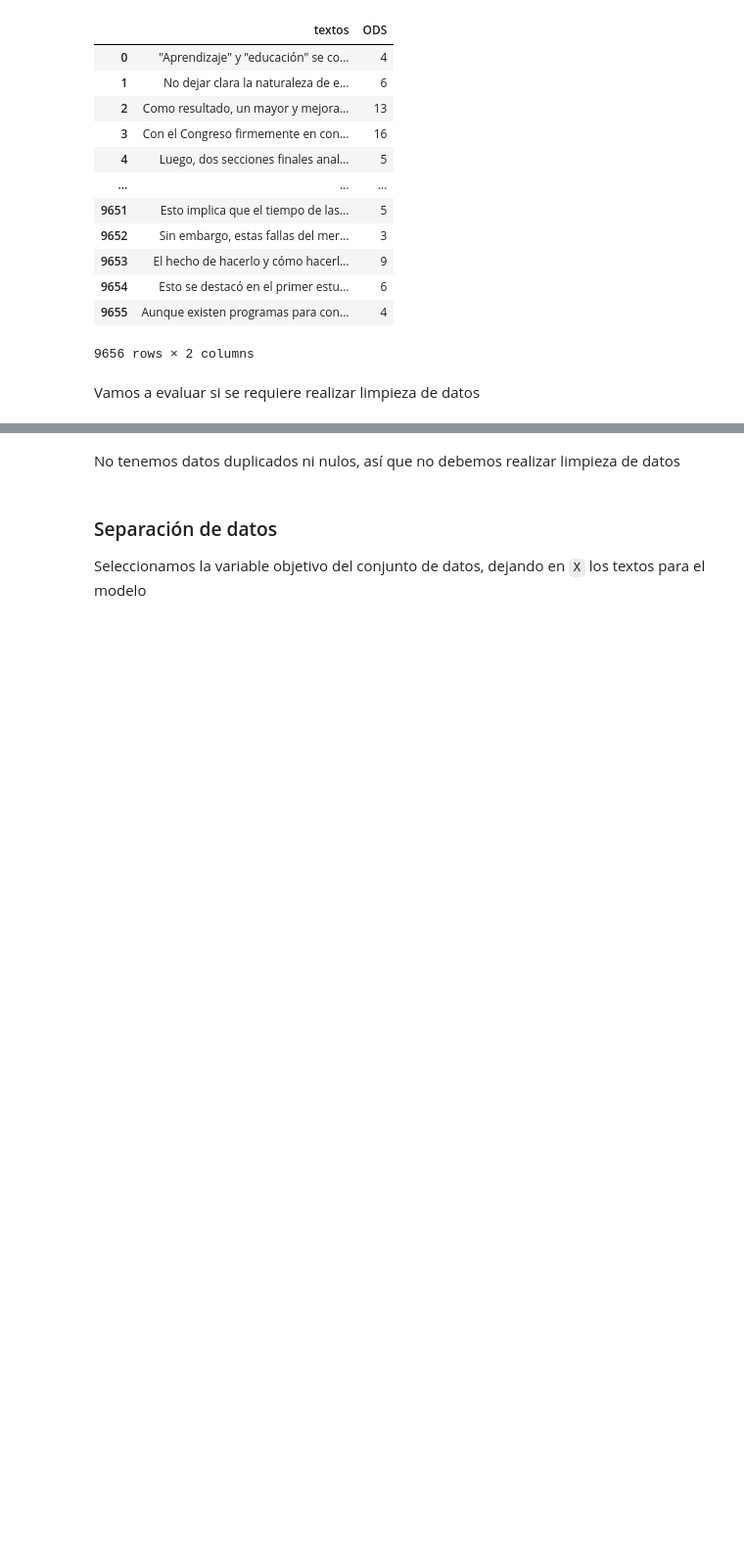
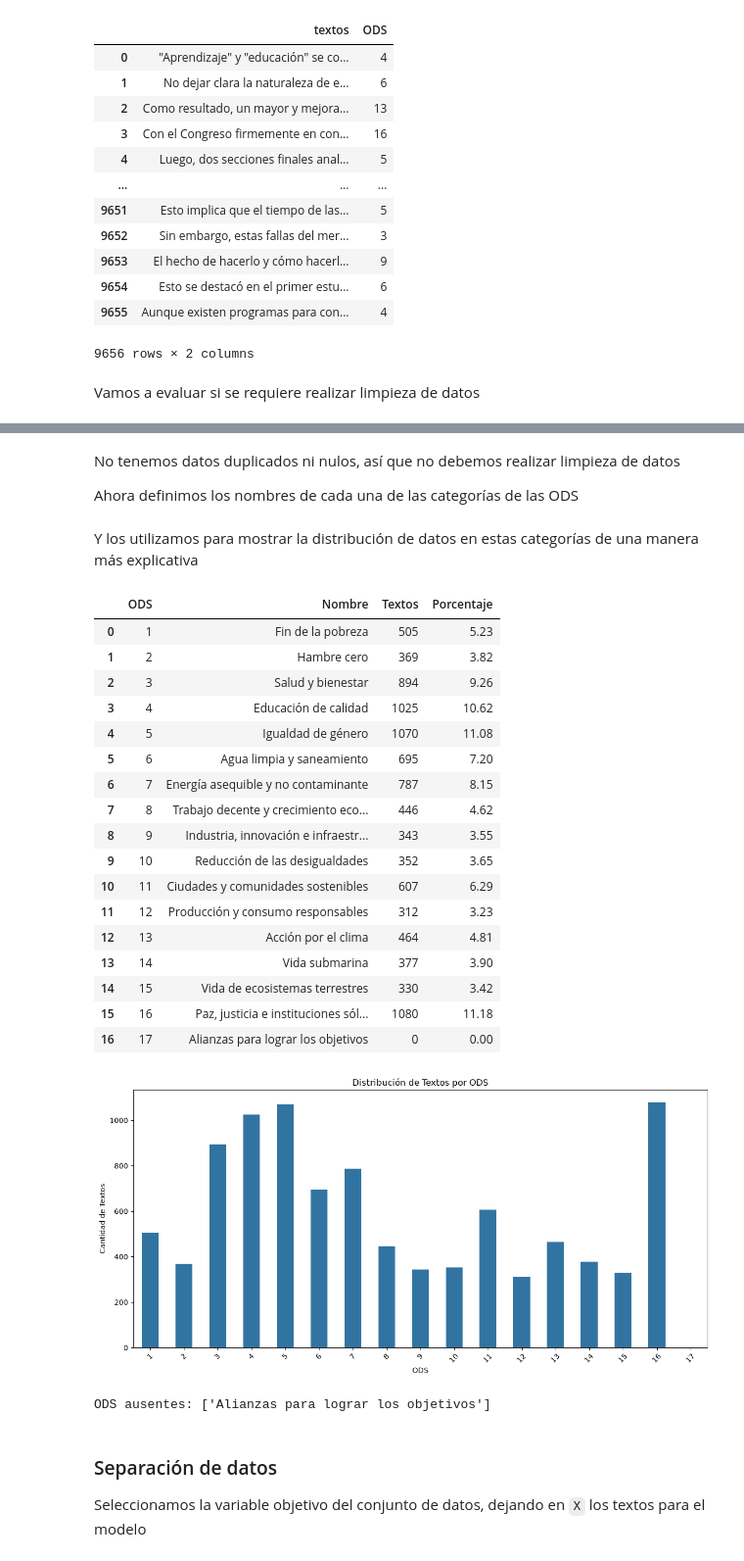
Before and after one commit to Largnaster/maia_nsml_micro-project-two, a Jupyter notebook: Microproyecto_2.ipynb, the cells around one changed output, grey strips where cells are left out. Shown at 98% size. Cells and saved outputs as stored; diff of their text form; code cells hidden in the pictures; blank space fills up the shorter version.

```diff
--- a/Microproyecto_2.ipynb
+++ b/Microproyecto_2.ipynb
@@ -116,3 +105,5 @@ from sklearn.pipeline import Pipeline
 Definimos las constantes que vamos a utilizar durante el proyecto
 # %%
 STATE = 42
+DATA_PATH = Path("data/Datos_textosODS.xlsx")
+nltk.download('stopwords', quiet=True)
@@ -119,9 +112,7 @@ STATE = 42
 # %% [markdown]
 ### Carga de los datos
 # %%
-raw_data_path = os.path.join(os.getcwd(), "data", "Datos_textosODS.xlsx")
-
-raw_data = pd.read_excel(raw_data_path, sheet_name="Sheet1", engine="openpyxl")
+raw_data = pd.read_excel(DATA_PATH, sheet_name="Sheet1")
 
 raw_data
 # %% [output]
@@ -151,5 +173,59 @@ dtype: int64
 # %% [markdown]
 No tenemos datos duplicados ni nulos, así que no debemos realizar limpieza de datos
+
+Ahora definimos los nombres de cada una de las categorías de las ODS
+# %%
+ods_names = {
+    1: "Fin de la pobreza", 2: "Hambre cero", 3: "Salud y bienestar",
+    4: "Educación de calidad", 5: "Igualdad de género",
+    6: "Agua limpia y saneamiento", 7: "Energía asequible y no contaminante",
+    8: "Trabajo decente y crecimiento económico",
+    9: "Industria, innovación e infraestructura",
+    10: "Reducción de las desigualdades", 11: "Ciudades y comunidades sostenibles",
+    12: "Producción y consumo responsables", 13: "Acción por el clima",
+    14: "Vida submarina", 15: "Vida de ecosistemas terrestres",
+    16: "Paz, justicia e instituciones sólidas", 17: "Alianzas para lograr los objetivos"
+}
+# %% [markdown]
+Y los utilizamos para mostrar la distribución de datos en estas categorías de una manera más explicativa
+# %%
+class_counts = raw_data['ODS'].value_counts().reindex(range(1, 18), fill_value=0).sort_index()
+
+distribution_df = pd.DataFrame({
+    'ODS': class_counts.index,
+    'Nombre': class_counts.index.map(ods_names),
+    'Textos': class_counts.values,
+    'Porcentaje': (class_counts.values / class_counts.sum() * 100).round(2)
+})
+
+display(distribution_df)
+class_counts.plot(kind='bar', figsize=(12, 6), color='#3274A1', xlabel='ODS', ylabel='Cantidad de Textos', title='Distribución de Textos por ODS')
+plt.xticks(rotation=45)
+plt.tight_layout()
+plt.show()
+
+print('ODS ausentes:', distribution_df.loc[distribution_df['Textos'].eq(0), 'Nombre'].tolist())
+# %% [output]
+|  | ODS | Nombre | Textos | Porcentaje |
+| 0 | 1 | Fin de la pobreza | 505 | 5.23 |
+| 1 | 2 | Hambre cero | 369 | 3.82 |
+| 2 | 3 | Salud y bienestar | 894 | 9.26 |
+| 3 | 4 | Educación de calidad | 1025 | 10.62 |
+| 4 | 5 | Igualdad de género | 1070 | 11.08 |
+| 5 | 6 | Agua limpia y saneamiento | 695 | 7.20 |
+| 6 | 7 | Energía asequible y no contaminante | 787 | 8.15 |
+| 7 | 8 | Trabajo decente y crecimiento eco... | 446 | 4.62 |
+| 8 | 9 | Industria, innovación e infraestr... | 343 | 3.55 |
+| 9 | 10 | Reducción de las desigualdades | 352 | 3.65 |
+| 10 | 11 | Ciudades y comunidades sostenibles | 607 | 6.29 |
+| 11 | 12 | Producción y consumo responsables | 312 | 3.23 |
+| 12 | 13 | Acción por el clima | 464 | 4.81 |
+| 13 | 14 | Vida submarina | 377 | 3.90 |
+| 14 | 15 | Vida de ecosistemas terrestres | 330 | 3.42 |
+| 15 | 16 | Paz, justicia e instituciones sól... | 1080 | 11.18 |
+| 16 | 17 | Alianzas para lograr los objetivos | 0 | 0.00 |
+[figure, added]
+ODS ausentes: ['Alianzas para lograr los objetivos']
 # %% [markdown]
 ### Separación de datos
 
```
Also changed, not shown: parts of 34 cells of this notebook, 1 other file.
